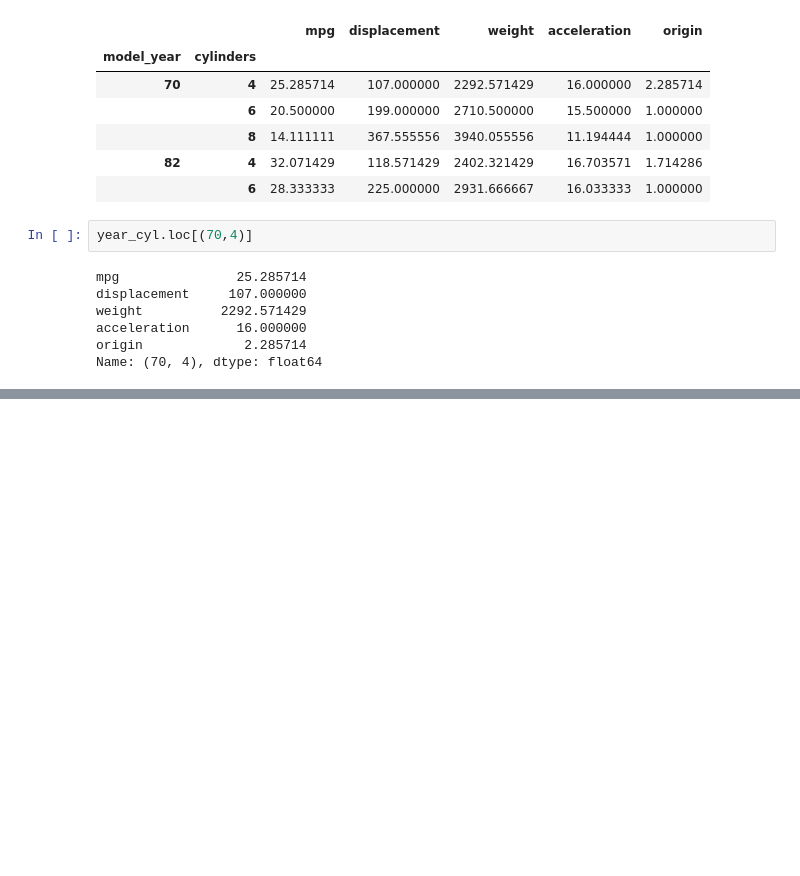
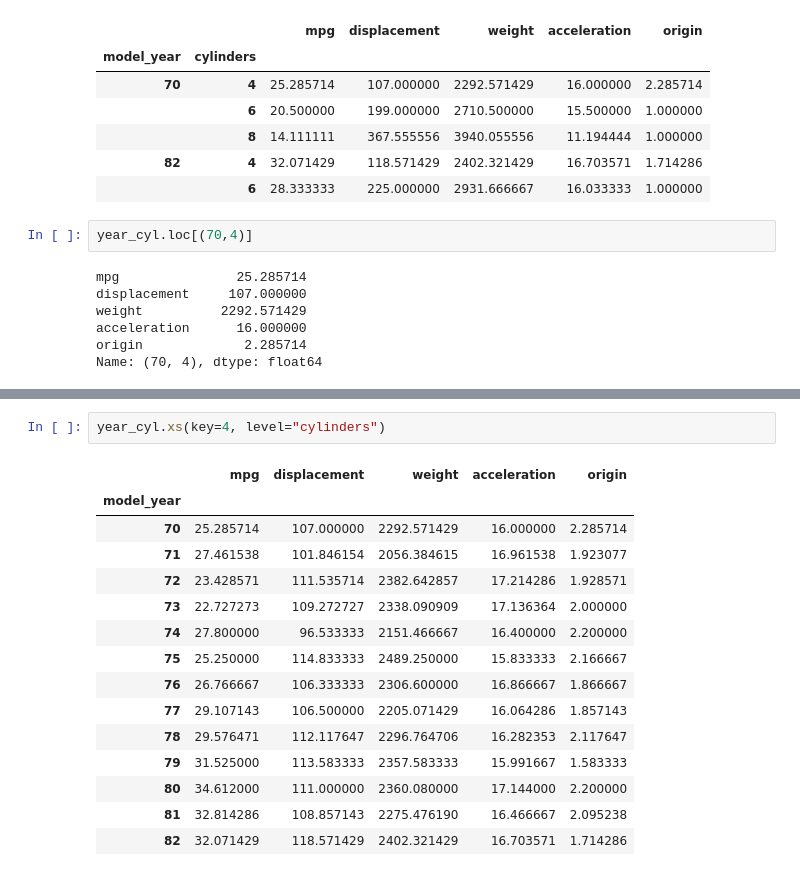
Before and after one commit to harbhim/ds-practice, a Jupyter notebook: pandas/practice/11-groupby.ipynb, the cells around one changed output, grey strips where cells are left out. Saved outputs shown, nothing was run; the diff lists cells and outputs as text; blank space fills up the shorter version.

```diff
--- a/pandas/practice/11-groupby.ipynb
+++ b/pandas/practice/11-groupby.ipynb
@@ -95,0 +125,18 @@ Name: (70, 4), dtype: float64
+# %%
+year_cyl.xs(key=4, level="cylinders")
+# %% [output]
+|  | mpg | displacement | weight | acceleration | origin |
+| model_year |  |  |  |  |  |
+| 70 | 25.285714 | 107.000000 | 2292.571429 | 16.000000 | 2.285714 |
+| 71 | 27.461538 | 101.846154 | 2056.384615 | 16.961538 | 1.923077 |
+| 72 | 23.428571 | 111.535714 | 2382.642857 | 17.214286 | 1.928571 |
+| 73 | 22.727273 | 109.272727 | 2338.090909 | 17.136364 | 2.000000 |
+| 74 | 27.800000 | 96.533333 | 2151.466667 | 16.400000 | 2.200000 |
+| 75 | 25.250000 | 114.833333 | 2489.250000 | 15.833333 | 2.166667 |
+| 76 | 26.766667 | 106.333333 | 2306.600000 | 16.866667 | 1.866667 |
+| 77 | 29.107143 | 106.500000 | 2205.071429 | 16.064286 | 1.857143 |
+| 78 | 29.576471 | 112.117647 | 2296.764706 | 16.282353 | 2.117647 |
+| 79 | 31.525000 | 113.583333 | 2357.583333 | 15.991667 | 1.583333 |
+| 80 | 34.612000 | 111.000000 | 2360.080000 | 17.144000 | 2.200000 |
+| 81 | 32.814286 | 108.857143 | 2275.476190 | 16.466667 | 2.095238 |
+| 82 | 32.071429 | 118.571429 | 2402.321429 | 16.703571 | 1.714286 |
```
Also changed, not shown: parts of 5 cells of this notebook, 2 other files.
